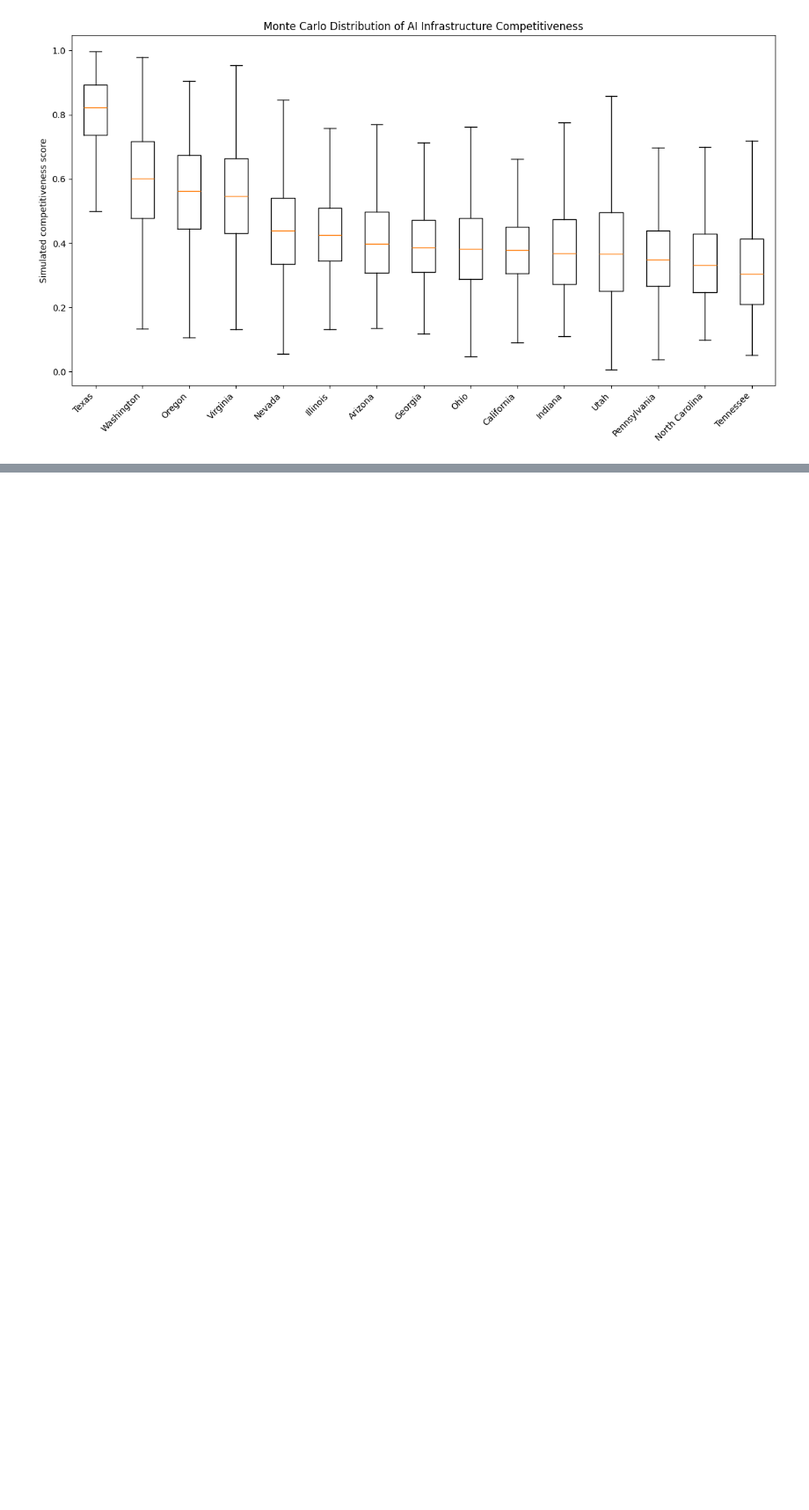
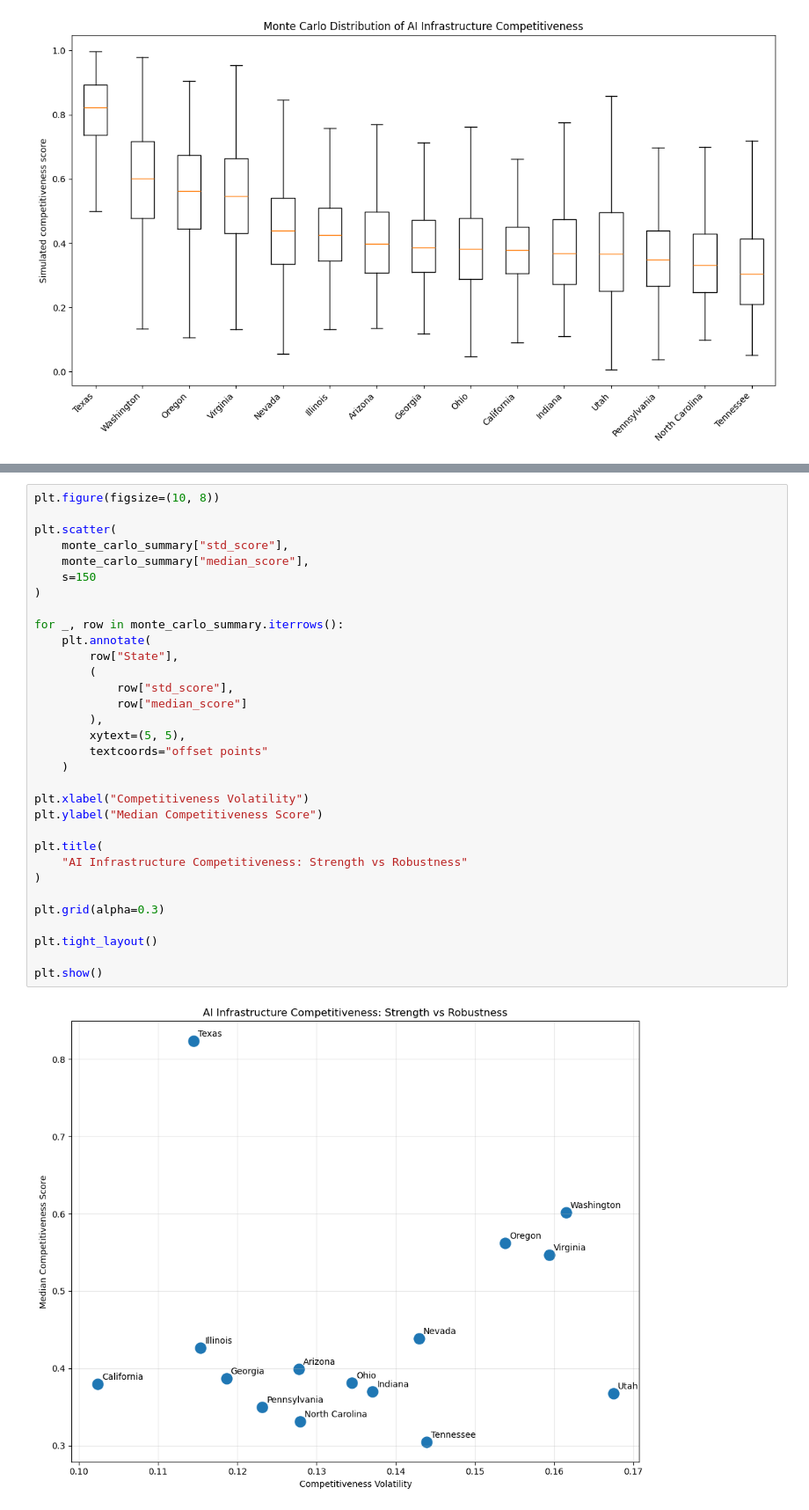
Before and after one commit to finnrcase/ai-infrastructure-economics, a Jupyter notebook: notebooks/04_monte_carlo.ipynb, the cells around one changed output, grey strips where cells are left out. Shown at 88% size. Drawn from its saved outputs; the diff is of its cells as text; blank space fills up the shorter version.

```diff
--- a/notebooks/04_monte_carlo.ipynb
+++ b/notebooks/04_monte_carlo.ipynb
@@ -277,0 +369,34 @@ plt.show()
+# %%
+plt.figure(figsize=(10, 8))
+
+plt.scatter(
+    monte_carlo_summary["std_score"],
+    monte_carlo_summary["median_score"],
+    s=150
+)
+
+for _, row in monte_carlo_summary.iterrows():
+    plt.annotate(
+        row["State"],
+        (
+            row["std_score"],
+            row["median_score"]
+        ),
+        xytext=(5, 5),
+        textcoords="offset points"
+    )
+
+plt.xlabel("Competitiveness Volatility")
+plt.ylabel("Median Competitiveness Score")
+
+plt.title(
+    "AI Infrastructure Competitiveness: Strength vs Robustness"
+)
+
+plt.grid(alpha=0.3)
+
+plt.tight_layout()
+
+plt.show()
+# %% [output]
+[figure, added]
```
Also changed, not shown: parts of 4 cells of this notebook.
